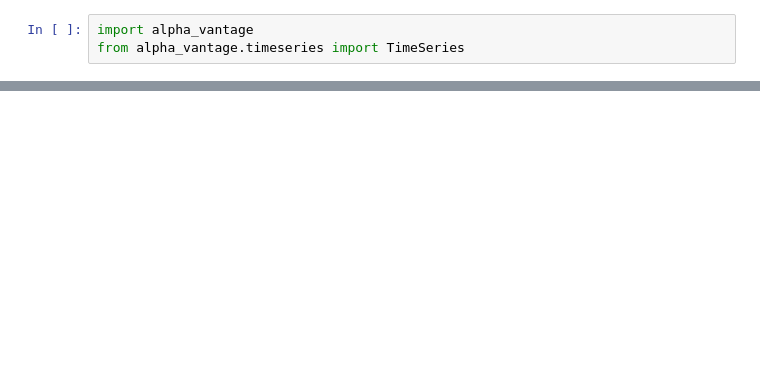
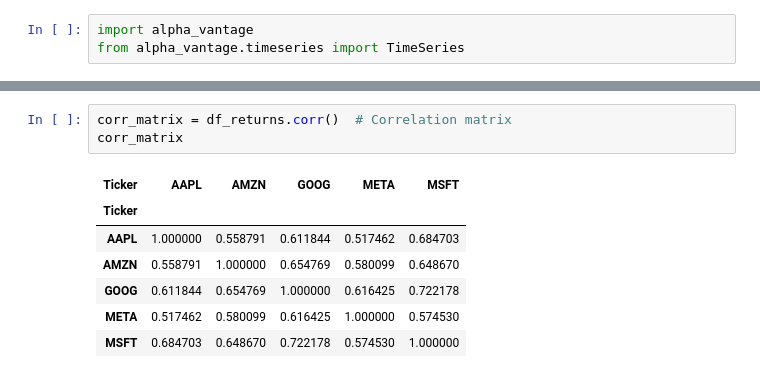
Before and after one commit to adevrent/WQU_DP, a Jupyter notebook: week_5/week_5.ipynb, the cells around one changed output, grey strips where cells are left out. Saved outputs shown, nothing was run; the diff lists cells and outputs as text; blank space fills up the shorter version.

```diff
--- a/week_5/week_5.ipynb
+++ b/week_5/week_5.ipynb
@@ -16,0 +101,11 @@ KeyError: 'Value based partial slicing on non-monotonic DatetimeIndexes with non
+# %%
+corr_matrix = df_returns.corr()  # Correlation matrix
+corr_matrix
+# %% [output]
+| Ticker | AAPL | AMZN | GOOG | META | MSFT |
+| Ticker |  |  |  |  |  |
+| AAPL | 1.000000 | 0.558791 | 0.611844 | 0.517462 | 0.684703 |
+| AMZN | 0.558791 | 1.000000 | 0.654769 | 0.580099 | 0.648670 |
+| GOOG | 0.611844 | 0.654769 | 1.000000 | 0.616425 | 0.722178 |
+| META | 0.517462 | 0.580099 | 0.616425 | 1.000000 | 0.574530 |
+| MSFT | 0.684703 | 0.648670 | 0.722178 | 0.574530 | 1.000000 |
```
Also changed, not shown: parts of 11 cells of this notebook.
